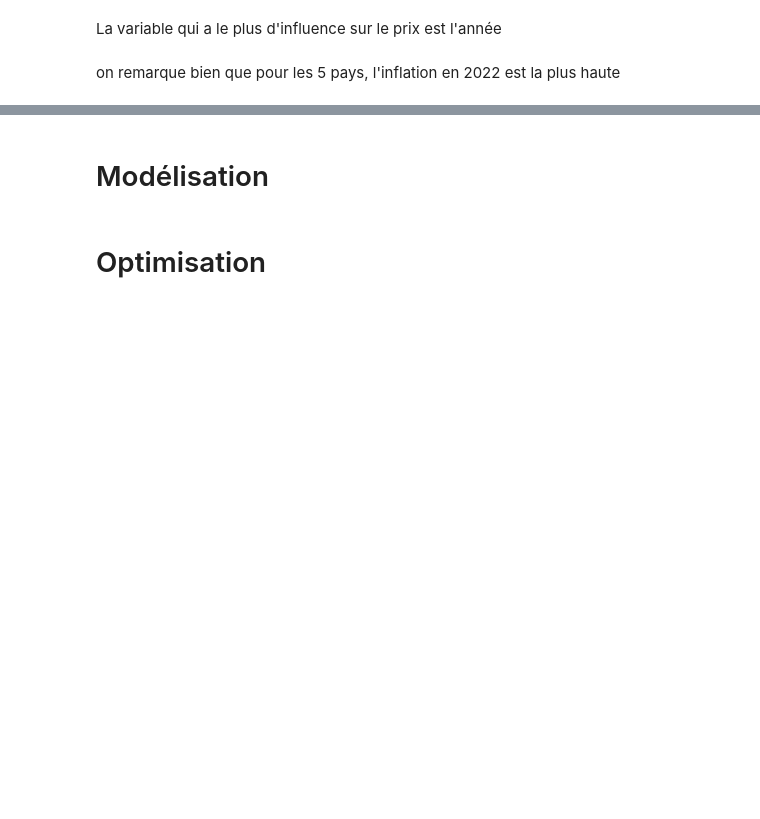
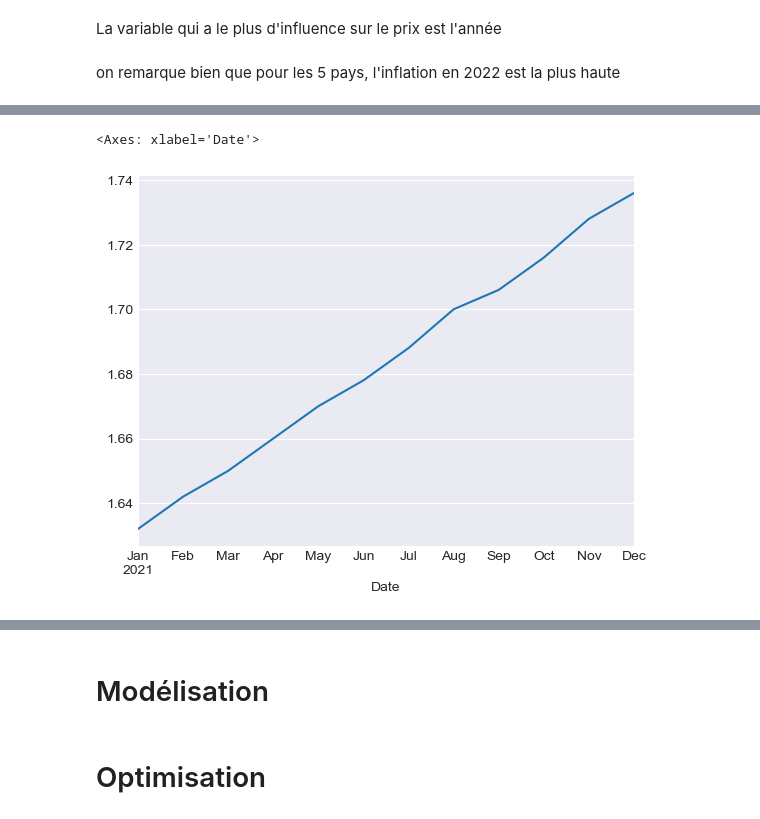
Before and after one commit to Hajoura91coding/Vital_Food_costs_5countries_2018_2022, a Jupyter notebook: Food_prices.ipynb, the cells around one changed output, grey strips where cells are left out. Saved outputs shown, nothing was run; the diff lists cells and outputs as text; code cells hidden in the pictures; blank space fills up the shorter version.

Commit message:
times serie part 1

```diff
--- a/Food_prices.ipynb
+++ b/Food_prices.ipynb
@@ -10,7 +10,7 @@ https://www.kaggle.com/datasets/sumangoda/food-prices
 # %% [markdown]
 # Vital Food Costs: A Five-Nation Analysis 2018-2022
 # %%
-dt = pd.read_csv("Food Prices.csv")
+dt = pd.read_csv("Food Prices.csv", sep = ";")
 # %%
 dt.head()
 # %% [output]
@@ -401,0 +421,3 @@ on remarque bien que pour les 5 pays, l'inflation en 2022 est la plus haute
+# %%
+dt['Date'] = pd.to_datetime(dt[['Year', 'Month']].assign(day=1))
+dt.set_index('Date', inplace=True)
@@ -401,0 +435,2 @@ on remarque bien que pour les 5 pays, l'inflation en 2022 est la plus haute
+# %%
+data_series = pd.pivot_table(dt, values='Price in USD', index = 'Date', columns ='Food Item')
@@ -401,0 +447,5 @@ on remarque bien que pour les 5 pays, l'inflation en 2022 est la plus haute
+# %%
+data_series['2021']['Bread'].plot()
+# %% [output]
+<Axes: xlabel='Date'>
+[figure, added]
```
Also changed, not shown: parts of 48 cells of this notebook.
